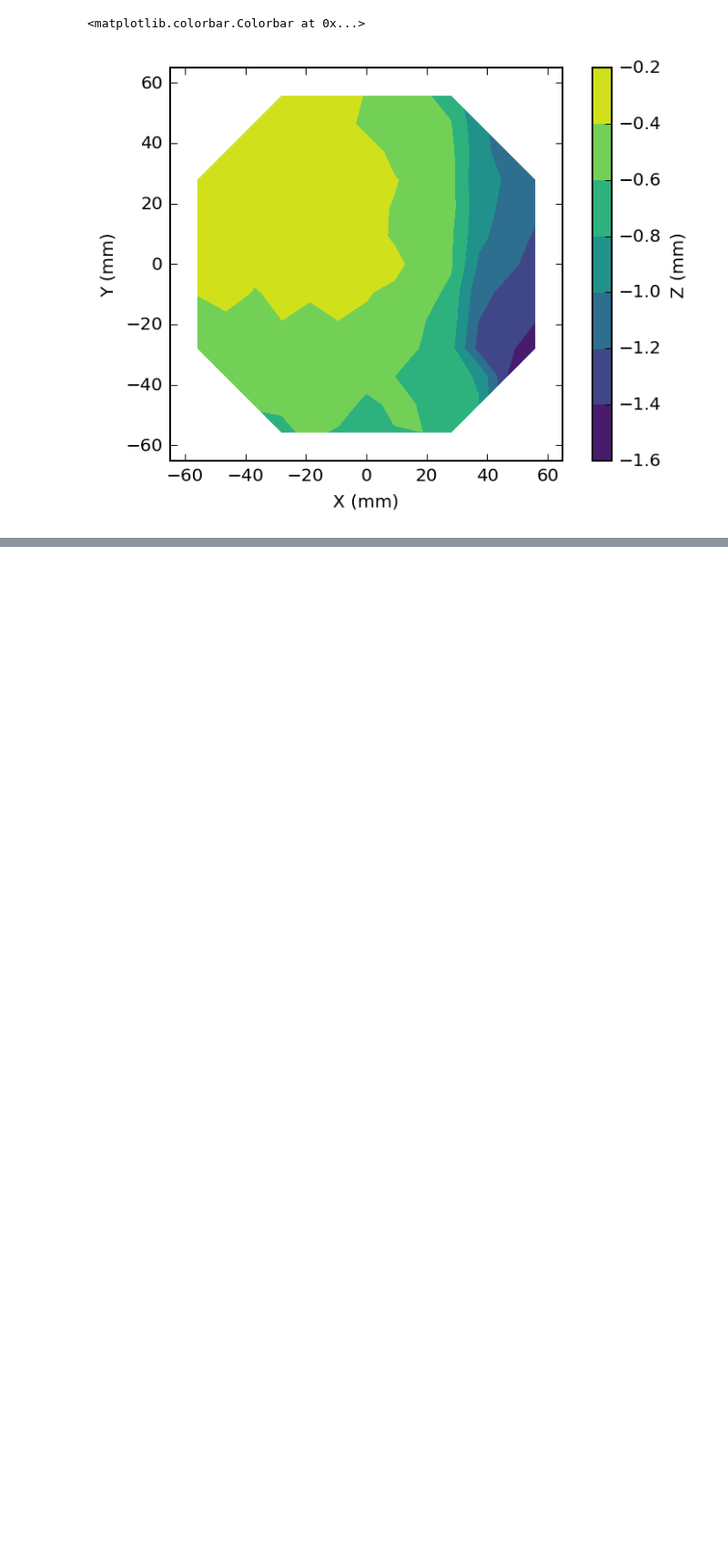
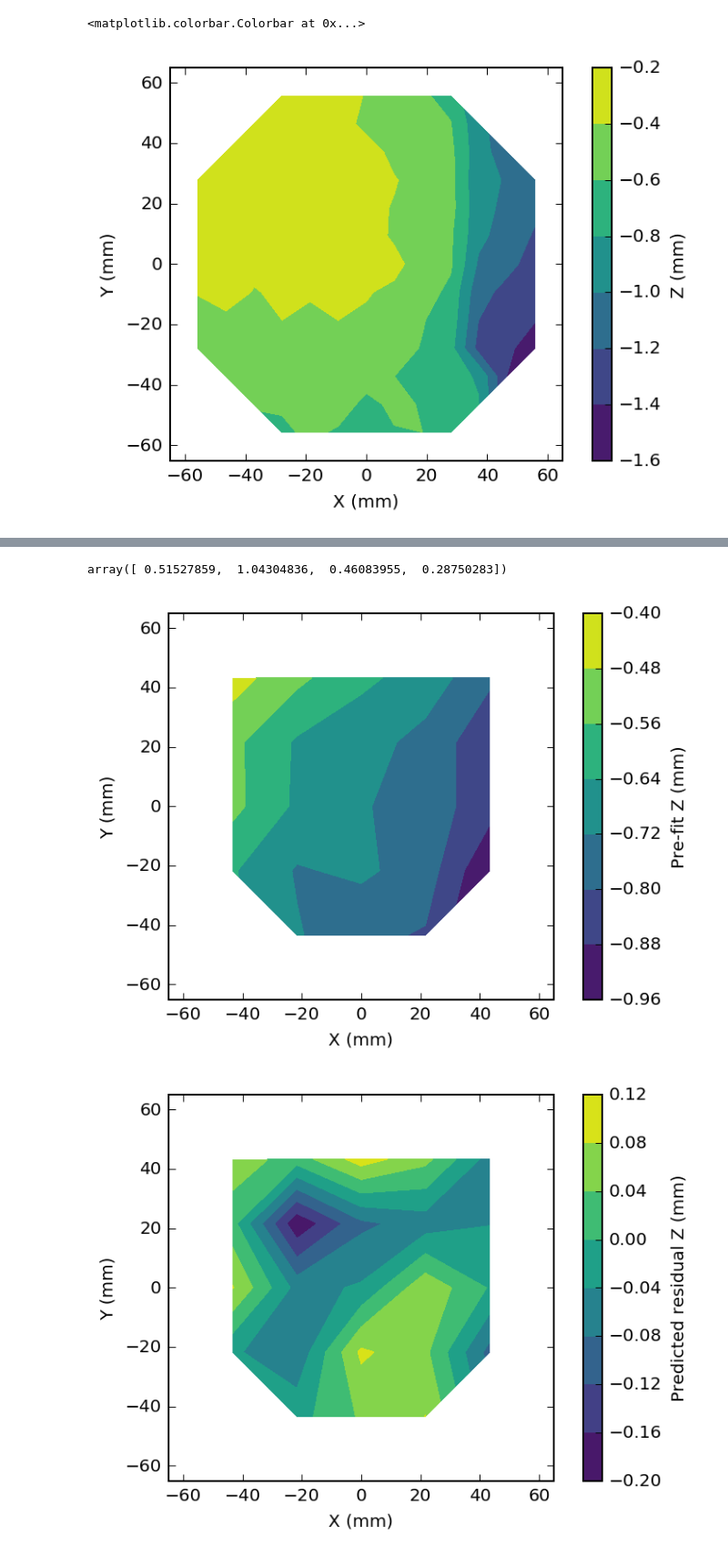
Before and after one commit to aarchiba/delta_prober, a Jupyter notebook: probing.ipynb, the cells around one changed output, grey strips where cells are left out. Shown at 91% size. Drawn from its saved outputs; the diff is of its cells as text; code cells hidden in the pictures; blank space fills up the shorter version.

```diff
--- a/probing.ipynb
+++ b/probing.ipynb
@@ -140,0 +153,17 @@ P.probes
+# %%
+P = prober.Prober(prober.Connection(host, port), probeable_radius=65.)
+P.set_restriction(lambda x,y: x+y>-85)
+P.set_restriction(lambda x,y: x-y<85)
+# %%
+cmd = P.conn.send_gcode_string("M503")
+for l in P.conn.responses_to(cmd):
+    g = re.search("M666 X([-0-9.]+) Y([-0-9.]+) Z([-0-9.]+)", l)
+    if g:
+        m666_x, m666_y, m666_z = [float(g.group(i)) for i in range(1,4)]
+    g = re.search("M665 L([-0-9.]+) R([-0-9.]+) S([-0-9.]+) "
+                  "A([-0-9.]+) B([-0-9.]+) C([-0-9.]+)", l)
+    if g:
+        (m665_l, m665_r, m665_s, m665_a, m665_b, m665_c) = [
+            float(g.group(i)) for i in range(1,7)]
+
+P.conn.responses_to(cmd)
@@ -140,0 +219,24 @@ P.probes
+# %%
+import scipy.linalg
+
+wts = np.hypot(sigma.compressed(),0.01)
+A = np.array([dz[0].compressed()/wts,
+              dz[1].compressed()/wts,
+              dz[2].compressed()/wts,
+              dz[3].compressed()/wts,
+              ])
+b = z0.compressed()/wts
+x, res, rk, s = scipy.linalg.lstsq(A.T,b)
+
+z_fit = z0.copy()
+for i in range(len(x)):
+    z_fit -= x[i]*dz[i]
+
+prober.plot_bed_matrix(xs, ys, z0, zlabel="Pre-fit Z (mm)")
+plt.figure()
+prober.plot_bed_matrix(xs, ys, z_fit, zlabel="Predicted residual Z (mm)")
+x
+# %% [output]
+array([ 0.51527859,  1.04304836,  0.46083955,  0.28750283])
+[figure, added]
+[figure, added]
```
Also changed, not shown: parts of 12 cells of this notebook, 1 other file.
